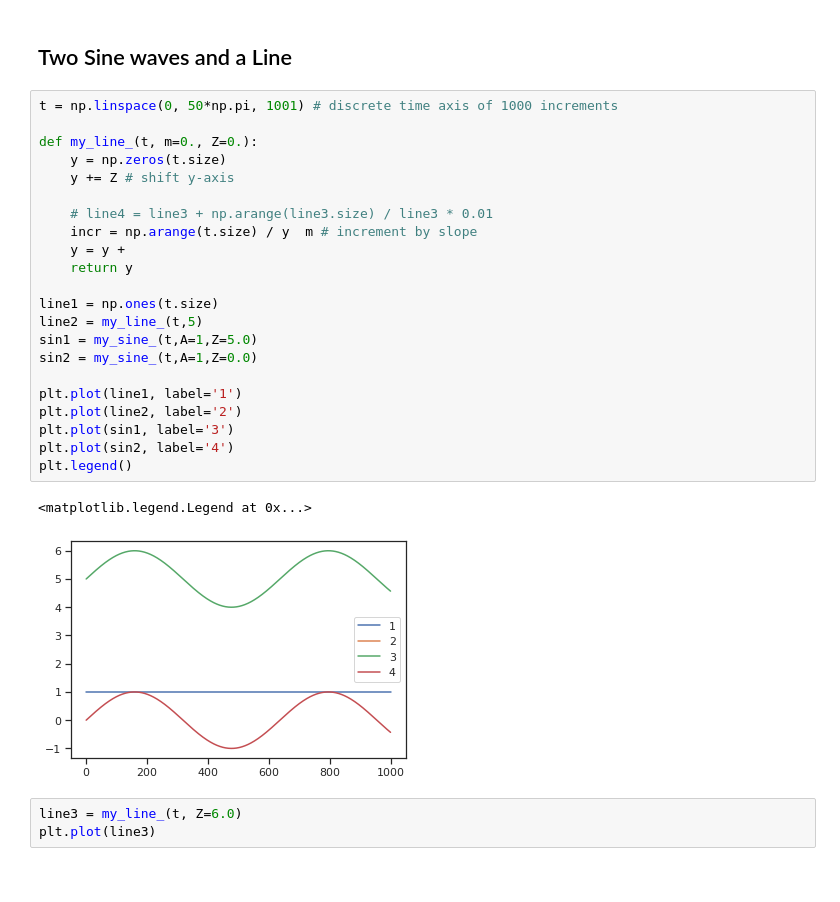
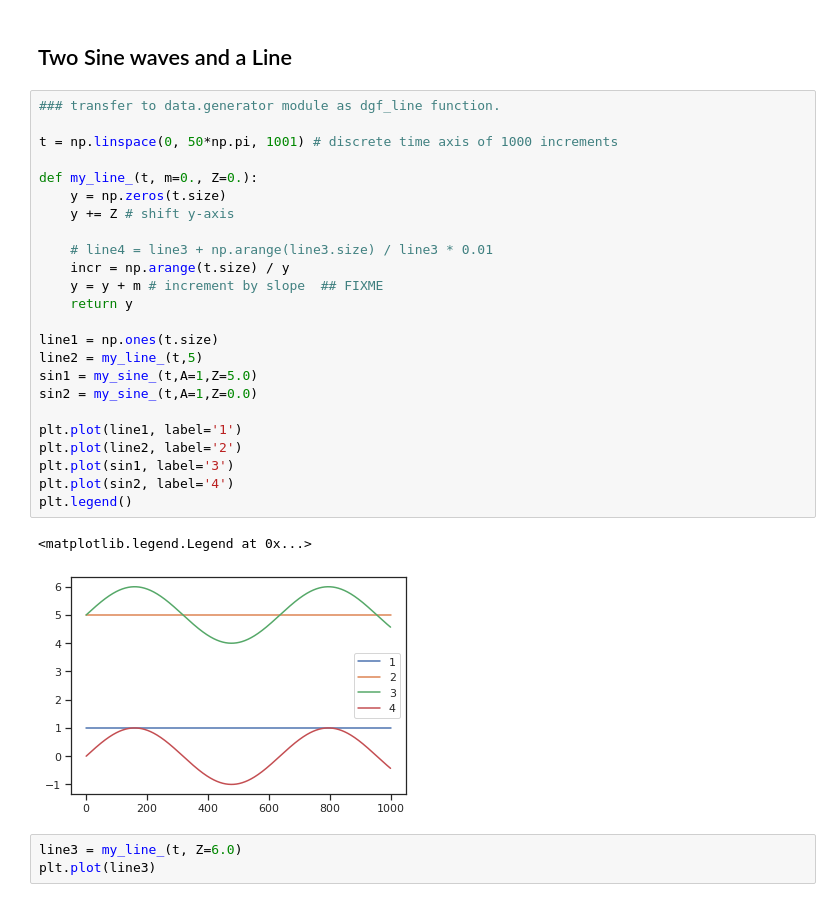
Before and after one commit to chayapan/thesis, a Jupyter notebook: 4.0 Time-series Prediction/DataGeneratorFunction.ipynb, the cells around one changed output. Cells and saved outputs as stored; diff of their text form.

```diff
--- a/4.0 Time-series Prediction/DataGeneratorFunction.ipynb
+++ b/4.0 Time-series Prediction/DataGeneratorFunction.ipynb
@@ -352,30 +354,32 @@ Text(0.5, 1.0, 'Generated Sine wave')
 # %% [markdown]
 ## Two Sine waves and a Line
 # %%
+### transfer to data.generator module as dgf_line function.
+
 t = np.linspace(0, 50*np.pi, 1001) # discrete time axis of 1000 increments
 
 def my_line_(t, m=0., Z=0.):
     y = np.zeros(t.size)
     y += Z # shift y-axis
 
     # line4 = line3 + np.arange(line3.size) / line3 * 0.01
-    incr = np.arange(t.size) / y  m # increment by slope
-    y = y +
+    incr = np.arange(t.size) / y
+    y = y + m # increment by slope  ## FIXME
     return y
 
 line1 = np.ones(t.size)
 line2 = my_line_(t,5)
 sin1 = my_sine_(t,A=1,Z=5.0)
 sin2 = my_sine_(t,A=1,Z=0.0)
 
 plt.plot(line1, label='1')
 plt.plot(line2, label='2')
 plt.plot(sin1, label='3')
 plt.plot(sin2, label='4')
 plt.legend()
 # %% [output]
 <matplotlib.legend.Legend at 0x...>
-[figure, old version]
+[figure, new version]
 # %%
 line3 = my_line_(t, Z=6.0)
 plt.plot(line3)
```
Also changed, not shown: parts of 17 cells of this notebook, 2 other files.
